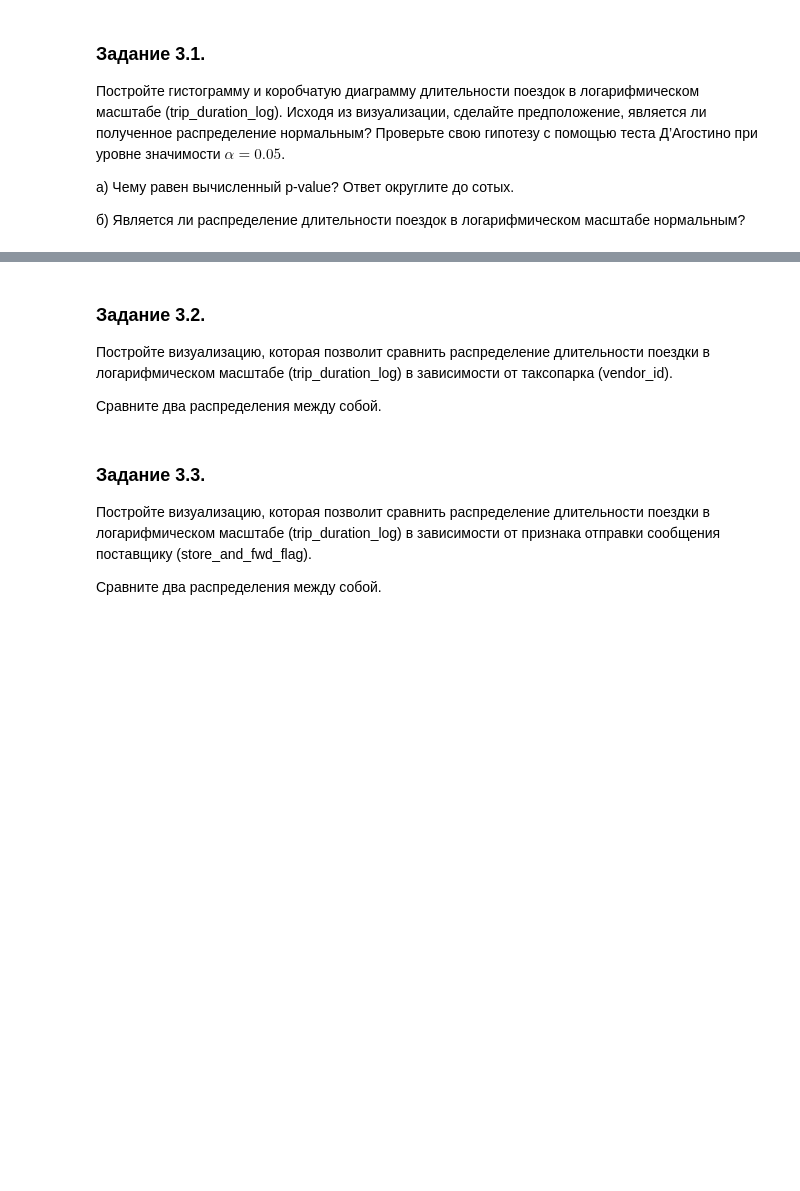
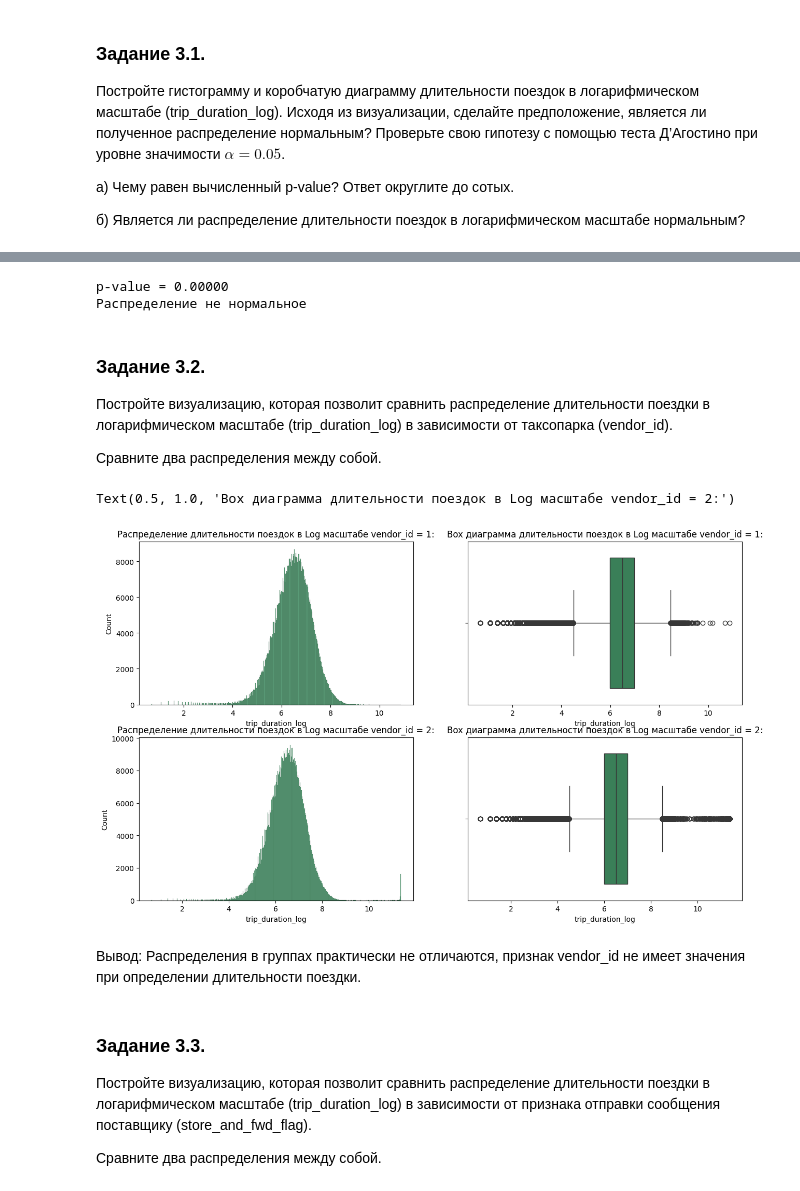
Before and after one commit to Irina-Kondratenko/SkillFactory, a Jupyter notebook: Homework/Project_10/Project-10. Notebook.ipynb, the cells around one changed output, grey strips where cells are left out. Saved outputs shown, nothing was run; the diff lists cells and outputs as text; code cells hidden in the pictures; blank space fills up the shorter version.

```diff
--- a/Homework/Project_10/Project-10. Notebook.ipynb
+++ b/Homework/Project_10/Project-10. Notebook.ipynb
@@ -574,3 +606,20 @@ taxi_data['trip_duration_log'] = np.log(taxi_data['trip_duration']+1)
+# %%
+# задаём уровень значимости
+alpha = 0.05
+
+# проводим тест
+_, p = stats.normaltest(taxi_data['trip_duration_log'])
+
+print('p-value = %.5f' % (p))
+
+# интерпретируем результат
+if p <= alpha:
+    print('Распределение не нормальное')
+else:
+    print('Распределение нормальное')
+# %% [output]
+p-value = 0.00000
+Распределение не нормальное
 # %% [markdown]
 ### Задание 3.2.
 Постройте визуализацию, которая позволит сравнить распределение длительности поездки в логарифмическом масштабе (trip_duration_log) в зависимости от таксопарка (vendor_id).
@@ -581,3 +628,30 @@ taxi_data['trip_duration_log'] = np.log(taxi_data['trip_duration']+1)
+# %%
+# Распределение длительности поездки в логарифмическом масштабе
+# (trip_duration_log) в зависимости от таксопарка (vendor_id)
+
+fig, axes = plt.subplots(nrows=2, ncols=2, figsize=(15, 9))
+histplot = sns.histplot(data = taxi_data[taxi_data['vendor_id'] == 1],
+                        x='trip_duration_log', ax=axes[0][0], color = 'seagreen')
+histplot.set_title('Распределение длительности поездок в Log масштабе vendor_id = 1:')
+
+boxplot = sns.boxplot(data = taxi_data[taxi_data['vendor_id'] == 1],
+                      x='trip_duration_log', ax=axes[0][1] , color = 'seagreen')
+boxplot.set_title('Box диаграмма длительности поездок в Log масштабе vendor_id = 1:')
+
+histplot = sns.histplot(data = taxi_data[taxi_data['vendor_id'] == 2],
+                        x='trip_duration_log', ax=axes[1][0], color = 'seagreen')
+
+histplot.set_title('Распределение длительности поездок в Log масштабе vendor_id = 2:')
+
+boxplot = sns.boxplot(data = taxi_data[taxi_data['vendor_id'] == 2],
+                      x='trip_duration_log', ax=axes[1][1] , color = 'seagreen')
+
+boxplot.set_title('Box диаграмма длительности поездок в Log масштабе vendor_id = 2:')
+# %% [output]
+Text(0.5, 1.0, 'Box диаграмма длительности поездок в Log масштабе vendor_id = 2:')
+[figure, added]
+# %% [markdown]
+Вывод: Распределения в группах практически не отличаются, признак vendor_id не имеет значения при определении длительности поездки.
 # %% [markdown]
 ### Задание 3.3.
 Постройте визуализацию, которая позволит сравнить распределение длительности поездки в логарифмическом масштабе (trip_duration_log) в зависимости от признака отправки сообщения поставщику (store_and_fwd_flag).
```
Also changed, not shown: parts of 6 cells of this notebook.
